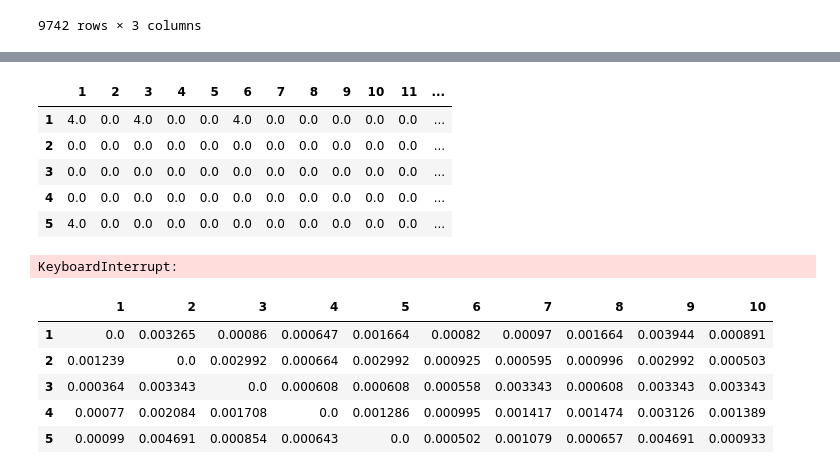
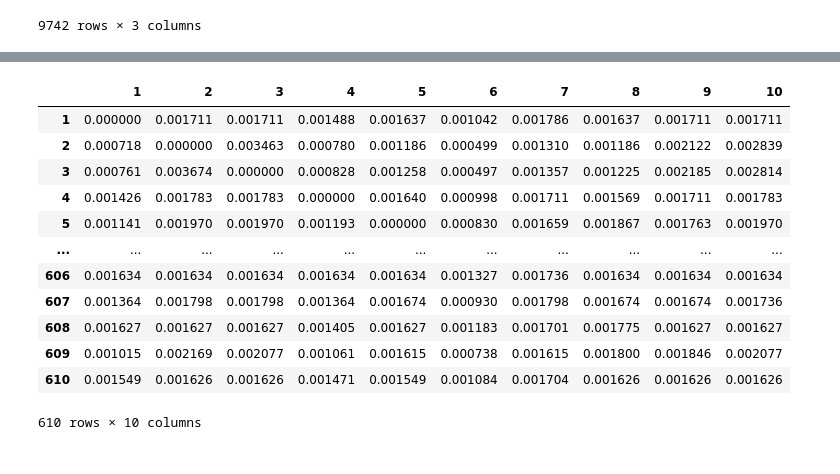
Before and after one commit to yuxuananakinliu/ERG3020-Proj, a Jupyter notebook: movie_rec.ipynb, the cells around one changed output, grey strips where cells are left out. Cells and saved outputs as stored; diff of their text form; code cells hidden in the pictures.

```diff
--- a/movie_rec.ipynb
+++ b/movie_rec.ipynb
@@ -69,2 +116,30 @@ def eud(base, x, y):
+# %%
+## Weight normalization
+def norm_W(w):
+    for id in range(len(w)):
+        summ = sum(w.iloc[id, :])
+        for z in range(len(w)):
+            ori = w.iloc[id, :].iat[z]
+            w.iloc[id, :].iat[z] = ori/summ
+    w.to_csv('user_similarity_matrix_normalized', sep=',')
+    return w
+
+W = pd.read_csv('user_similarity_matrix', sep=',')
+norm_w = norm_W(W)
+norm_w.iloc[:, :10]
+# %% [output]
+|  | 1 | 2 | 3 | 4 | 5 | 6 | 7 | 8 | 9 | 10 |
+| 1 | 0.000000 | 0.001711 | 0.001711 | 0.001488 | 0.001637 | 0.001042 | 0.001786 | 0.001637 | 0.001711 | 0.001711 |
+| 2 | 0.000718 | 0.000000 | 0.003463 | 0.000780 | 0.001186 | 0.000499 | 0.001310 | 0.001186 | 0.002122 | 0.002839 |
+| 3 | 0.000761 | 0.003674 | 0.000000 | 0.000828 | 0.001258 | 0.000497 | 0.001357 | 0.001225 | 0.002185 | 0.002814 |
+| 4 | 0.001426 | 0.001783 | 0.001783 | 0.000000 | 0.001640 | 0.000998 | 0.001711 | 0.001569 | 0.001711 | 0.001783 |
+| 5 | 0.001141 | 0.001970 | 0.001970 | 0.001193 | 0.000000 | 0.000830 | 0.001659 | 0.001867 | 0.001763 | 0.001970 |
+| ... | ... | ... | ... | ... | ... | ... | ... | ... | ... | ... |
+| 606 | 0.001634 | 0.001634 | 0.001634 | 0.001634 | 0.001634 | 0.001327 | 0.001736 | 0.001634 | 0.001634 | 0.001634 |
+| 607 | 0.001364 | 0.001798 | 0.001798 | 0.001364 | 0.001674 | 0.000930 | 0.001798 | 0.001674 | 0.001674 | 0.001736 |
+| 608 | 0.001627 | 0.001627 | 0.001627 | 0.001405 | 0.001627 | 0.001183 | 0.001701 | 0.001775 | 0.001627 | 0.001627 |
+| 609 | 0.001015 | 0.002169 | 0.002077 | 0.001061 | 0.001615 | 0.000738 | 0.001615 | 0.001800 | 0.001846 | 0.002077 |
+| 610 | 0.001549 | 0.001626 | 0.001626 | 0.001471 | 0.001549 | 0.001084 | 0.001704 | 0.001626 | 0.001626 | 0.001626 |
+610 rows × 10 columns
 # %%
 ## NaN detection function
@@ -82,53 +157,5 @@ def recons(new_data, template):
         for i in range(len(new_data[u][0])):
             temp.at[u+1, new_data[u][0][i]] = new_data[u][1][i]
     return temp
-# %%
-## Construct the rating map
-user = ratings['userId'].unique()
-r_map = pd.DataFrame(columns=movies['movieId'].to_list(), index=user)
-for i in range(len(ratings)):
-    ind = ratings['userId'][i]
-    col = ratings['movieId'][i]
-    r_map.at[ind, col] = ratings['rating'][i]
-r_map = r_map.fillna(0)
-
-r_map.head().iloc[:, :15]
-# %% [output]
-|  | 1 | 2 | 3 | 4 | 5 | 6 | 7 | 8 | 9 | 10 | 11 | ... |
-| 1 | 4.0 | 0.0 | 4.0 | 0.0 | 0.0 | 4.0 | 0.0 | 0.0 | 0.0 | 0.0 | 0.0 | ... |
-| 2 | 0.0 | 0.0 | 0.0 | 0.0 | 0.0 | 0.0 | 0.0 | 0.0 | 0.0 | 0.0 | 0.0 | ... |
-| 3 | 0.0 | 0.0 | 0.0 | 0.0 | 0.0 | 0.0 | 0.0 | 0.0 | 0.0 | 0.0 | 0.0 | ... |
-| 4 | 0.0 | 0.0 | 0.0 | 0.0 | 0.0 | 0.0 | 0.0 | 0.0 | 0.0 | 0.0 | 0.0 | ... |
-| 5 | 4.0 | 0.0 | 0.0 | 0.0 | 0.0 | 0.0 | 0.0 | 0.0 | 0.0 | 0.0 | 0.0 | ... |
-# %%
-## Construct similarity graph
-W = pd.DataFrame(columns=user, index=user)
-for u in user:
-    for v in user:
-        if u == v:
-            W.at[u, v] = 0
-        else:
-            W.at[u, v] = round(eud(r_map, u, v), 3)
-W.head().iloc[:, :10]
-W.to_csv('user_similarity_matrix', sep=',')
-# %% [output]
-KeyboardInterrupt:
-# %%
-## Weight normalization
-nor_W = W
-for id, rows in nor_W.iterrows():
-    summ = sum(rows)
-    for z in range(len(rows)):
-        ori = rows.at[z+1]
-        rows.at[z+1] = ori/summ
-nor_W.head().iloc[:, :10]
-nor_W.to_csv('user_similarity_matrix_normalized', sep=',')
-# %% [output]
-|  | 1 | 2 | 3 | 4 | 5 | 6 | 7 | 8 | 9 | 10 |
-| 1 | 0.0 | 0.003265 | 0.00086 | 0.000647 | 0.001664 | 0.00082 | 0.00097 | 0.001664 | 0.003944 | 0.000891 |
-| 2 | 0.001239 | 0.0 | 0.002992 | 0.000664 | 0.002992 | 0.000925 | 0.000595 | 0.000996 | 0.002992 | 0.000503 |
-| 3 | 0.000364 | 0.003343 | 0.0 | 0.000608 | 0.000608 | 0.000558 | 0.003343 | 0.000608 | 0.003343 | 0.003343 |
-| 4 | 0.00077 | 0.002084 | 0.001708 | 0.0 | 0.001286 | 0.000995 | 0.001417 | 0.001474 | 0.003126 | 0.001389 |
-| 5 | 0.00099 | 0.004691 | 0.000854 | 0.000643 | 0.0 | 0.000502 | 0.001079 | 0.000657 | 0.004691 | 0.000933 |
 # %%
 ## Nearest-neighbor collaborative filtering
```
Also changed, not shown: parts of 8 cells of this notebook.
